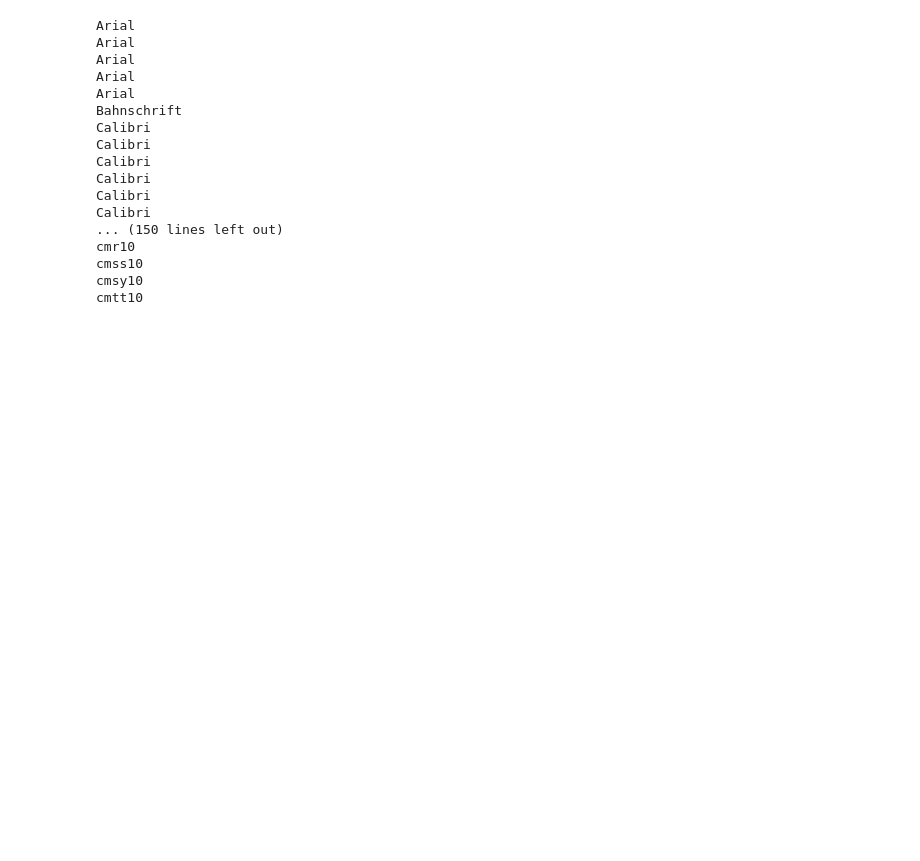
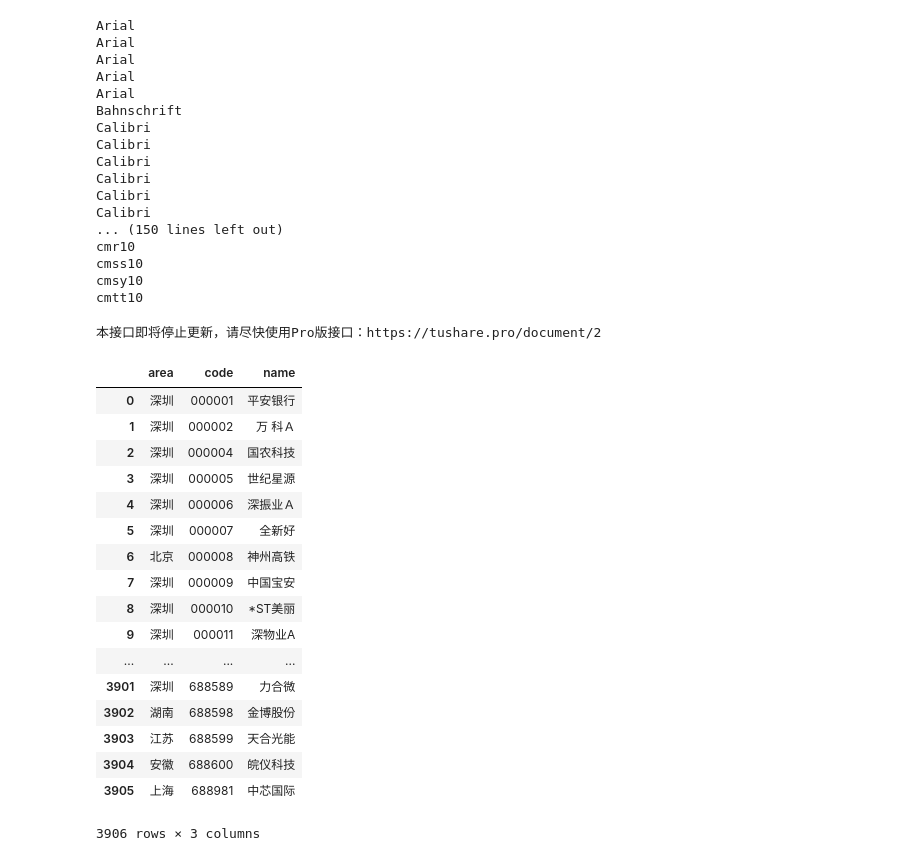
Before and after one commit to wd64759/quants, a Jupyter notebook: quants/stock_playground.ipynb, the cells around one changed output. Cells and saved outputs as stored; diff of their text form; code cells hidden in the pictures; blank space fills up the shorter version.

```diff
--- a/quants/stock_playground.ipynb
+++ b/quants/stock_playground.ipynb
@@ -238,3 +249,28 @@ cmr10
 cmss10
 cmsy10
 cmtt10
+# %%
+# ts.get_industry_classified()
+
+areas = ts.get_area_classified()
+data_pro(areas)
+# %% [output]
+本接口即将停止更新，请尽快使用Pro版接口：https://tushare.pro/document/2
+|  | area | code | name |
+| 0 | 深圳 | 000001 | 平安银行 |
+| 1 | 深圳 | 000002 | 万 科Ａ |
+| 2 | 深圳 | 000004 | 国农科技 |
+| 3 | 深圳 | 000005 | 世纪星源 |
+| 4 | 深圳 | 000006 | 深振业Ａ |
+| 5 | 深圳 | 000007 | 全新好 |
+| 6 | 北京 | 000008 | 神州高铁 |
+| 7 | 深圳 | 000009 | 中国宝安 |
+| 8 | 深圳 | 000010 | *ST美丽 |
+| 9 | 深圳 | 000011 | 深物业A |
+| ... | ... | ... | ... |
+| 3901 | 深圳 | 688589 | 力合微 |
+| 3902 | 湖南 | 688598 | 金博股份 |
+| 3903 | 江苏 | 688599 | 天合光能 |
+| 3904 | 安徽 | 688600 | 皖仪科技 |
+| 3905 | 上海 | 688981 | 中芯国际 |
+3906 rows × 3 columns
```
Also changed, not shown: parts of 15 cells of this notebook, 2 other files.
